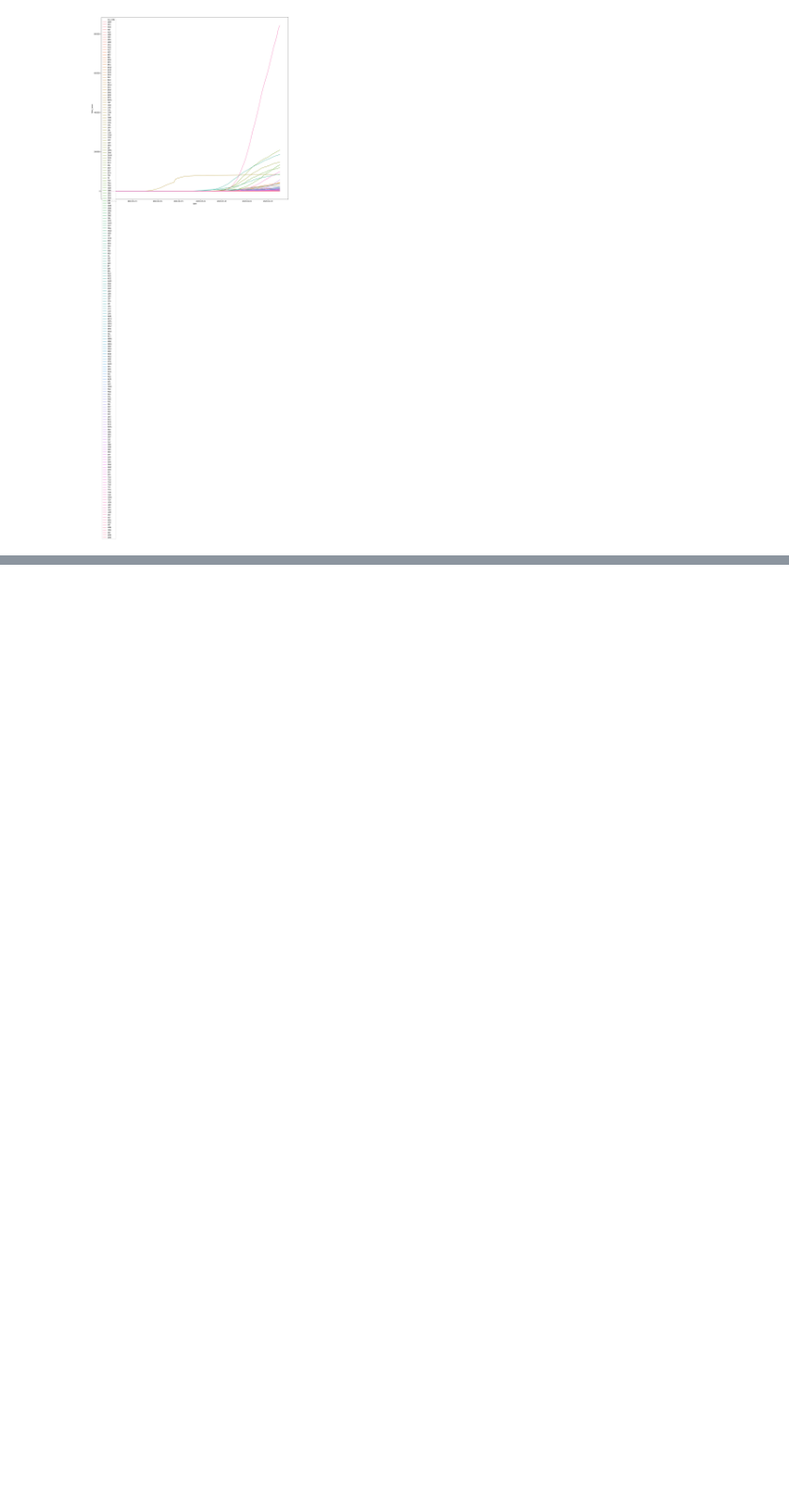
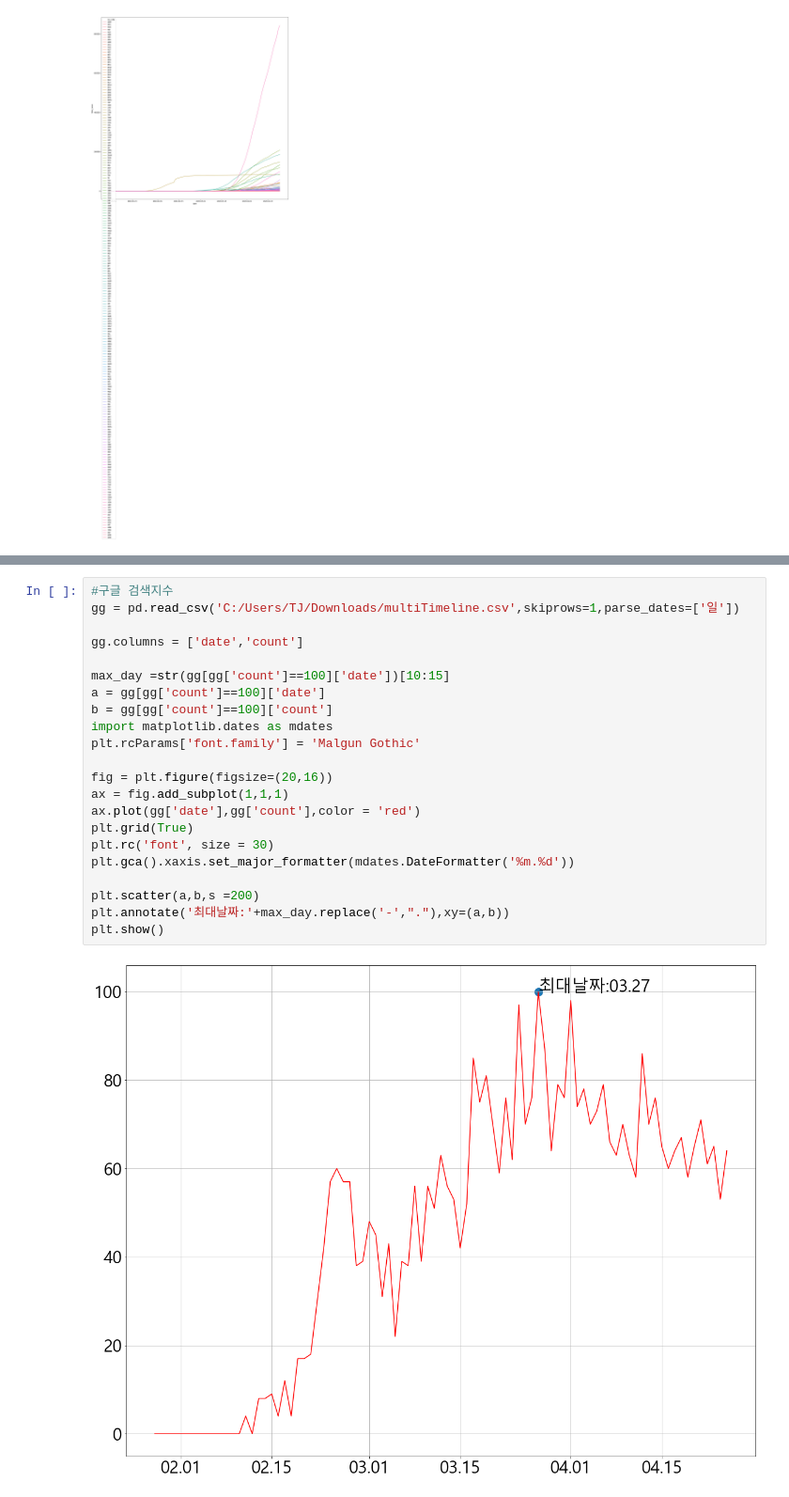
Before and after one commit to Danee12/bigdata, a Jupyter notebook: covid19.ipynb, the cells around one changed output, grey strips where cells are left out. Shown at 94% size. Drawn from its saved outputs; the diff is of its cells as text; blank space fills up the shorter version.

```diff
--- a/covid19.ipynb
+++ b/covid19.ipynb
@@ -159,0 +208,24 @@ plt.show()
+# %%
+#구글 검색지수
+gg = pd.read_csv('C:/Users/TJ/Downloads/multiTimeline.csv',skiprows=1,parse_dates=['일'])
+
+gg.columns = ['date','count']
+
+max_day =str(gg[gg['count']==100]['date'])[10:15]
+a = gg[gg['count']==100]['date']
+b = gg[gg['count']==100]['count']
+import matplotlib.dates as mdates
+plt.rcParams['font.family'] = 'Malgun Gothic'
+
+fig = plt.figure(figsize=(20,16))
+ax = fig.add_subplot(1,1,1)
+ax.plot(gg['date'],gg['count'],color = 'red')
+plt.grid(True)
+plt.rc('font', size = 30)
+plt.gca().xaxis.set_major_formatter(mdates.DateFormatter('%m.%d'))
+
+plt.scatter(a,b,s =200)
+plt.annotate('최대날짜:'+max_day.replace('-',"."),xy=(a,b))
+plt.show()
+# %% [output]
+[figure, added]
```
Also changed, not shown: parts of 9 cells of this notebook, 2 other files.
